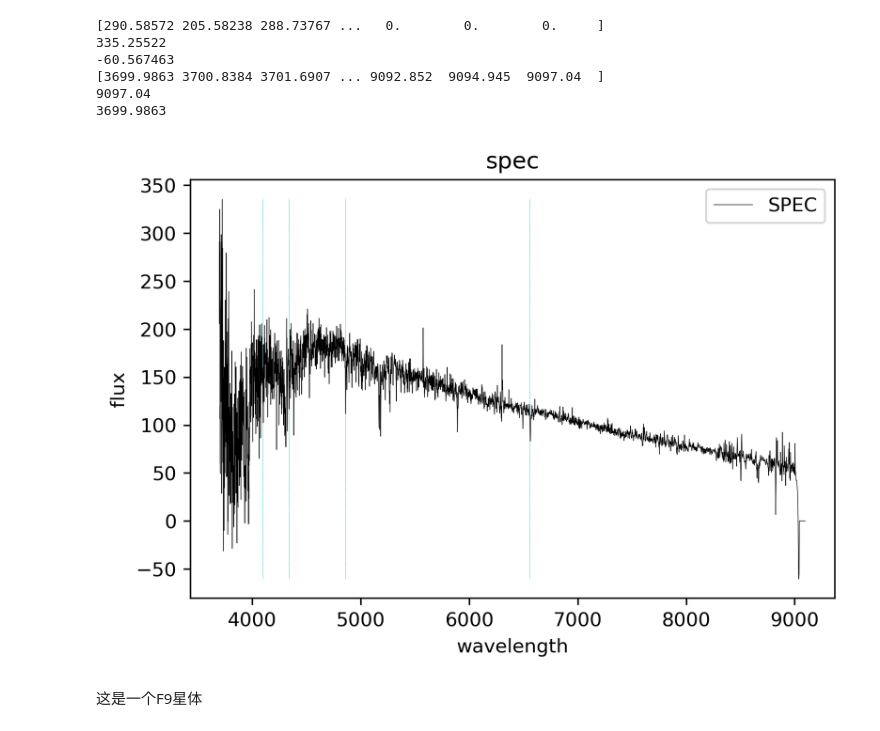
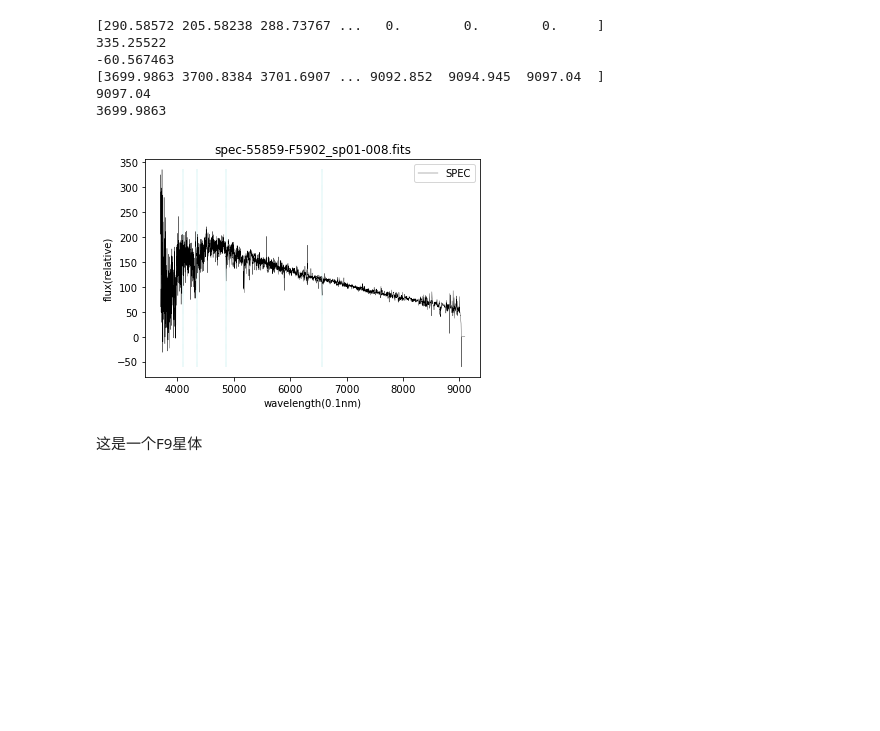
Before and after one commit to haifengchengguang/vscodejupyter, a Jupyter notebook: spec1.ipynb, the cells around one changed output. Saved outputs shown, nothing was run; the diff lists cells and outputs as text; code cells hidden in the pictures; blank space fills up the shorter version.

```diff
--- a/spec1.ipynb
+++ b/spec1.ipynb
@@ -7,37 +7,37 @@ specdata = spec[0].data
 flux1=specdata[0]
 wavelenth=specdata[2]
 print(flux1)
 print(flux1.max())
 print(flux1.min())
 print(wavelenth)
 print(wavelenth.max())
 print(wavelenth.min())
 x=np.arange(3699,9098)
 x1=wavelenth
 y1=flux1
 plt.plot(x1,y1,'',color = 'black',label="SPEC",linewidth=0.3)#o-:圆形
 plt.vlines(4100, -60, 336, colors="c", linestyles="dashed",linewidth=0.2)
 plt.vlines(4340, -60, 336, colors="c", linestyles="dashed",linewidth=0.2)
 plt.vlines(4860, -60, 336, colors="c", linestyles="dashed",linewidth=0.2)
 plt.vlines(6560, -60, 336, colors="c", linestyles="dashed",linewidth=0.2)
 plt.rcParams['savefig.dpi'] = 300 #图片像素
 plt.rcParams['figure.dpi'] = 300 #分辨率
 # l1=plt.plot(x1,y1,'r--',label='type1')
 # plt.plot(x1,y1,'ro-')
-plt.title('spec')
-plt.xlabel('wavelength')
-plt.ylabel('flux')
+plt.title('spec-55859-F5902_sp01-008.fits')
+plt.xlabel('wavelength(0.1nm)')
+plt.ylabel('flux(relative)')
 plt.legend()
 plt.savefig('./specF9.png')
 plt.show()
 # %% [output]
 [290.58572 205.58238 288.73767 ...   0.        0.        0.     ]
 335.25522
 -60.567463
 [3699.9863 3700.8384 3701.6907 ... 9092.852  9094.945  9097.04  ]
 9097.04
 3699.9863
-[figure, old version]
+[figure, new version]
 # %% [markdown]
 这是一个F9星体
 # %%
```
Also changed, not shown: 2 other files.
